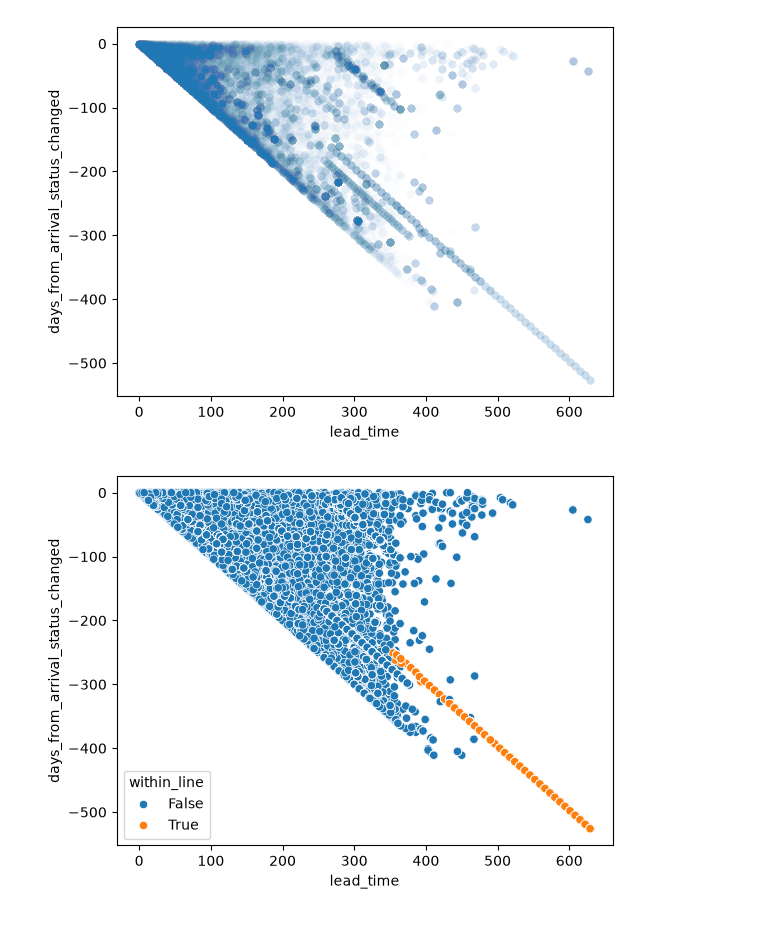
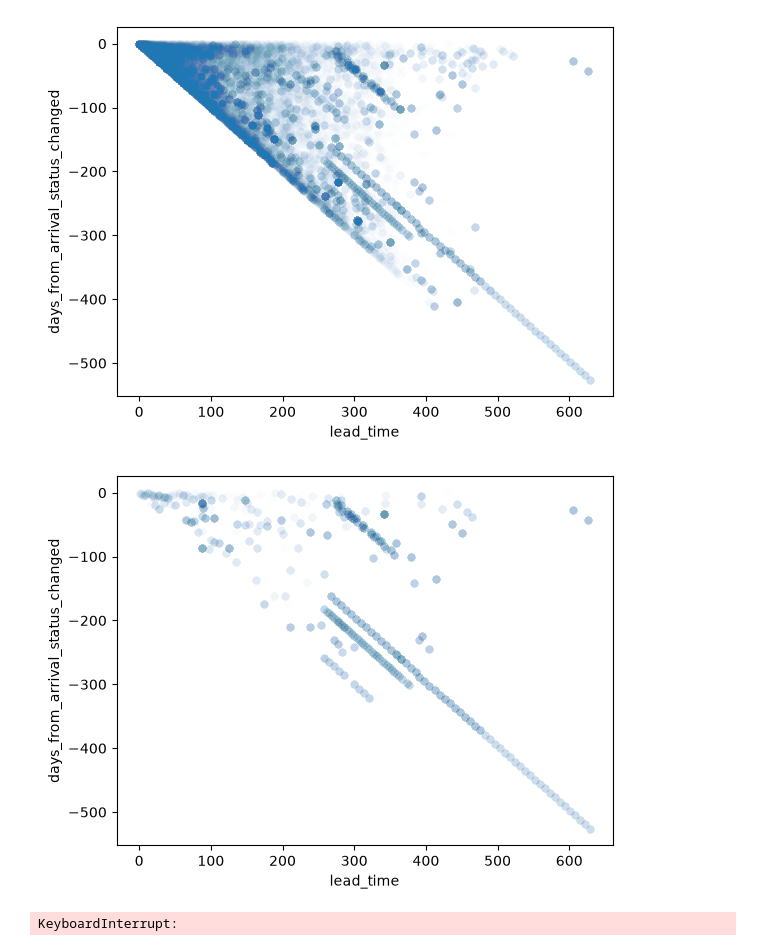
Before and after one commit to mcuzzii/hotel-booking-cancellations, a Jupyter notebook: notebooks/hotel.ipynb, the cells around one changed output. Cells and saved outputs as stored; diff of their text form; code cells hidden in the pictures.

```diff
--- a/notebooks/hotel.ipynb
+++ b/notebooks/hotel.ipynb
@@ -409,41 +598,29 @@ ax = sns.scatterplot(
 # %% [output]
 [figure]
 # %%
-import numpy as np
-
-test_df = df.assign(
-    days_from_arrival_status_changed=(
-        pd.to_datetime(df['reservation_status_date'])
-        - pd.to_datetime(
-            df['arrival_date_year'].astype(str)
-            + '-'
-            + df['arrival_date_month']
-            + '-'
-            + df['arrival_date_day_of_month'].astype(str),
-            format='%Y-%B-%d'
-        )
-    ).loc[df['reservation_status'] == 'Canceled'].dt.days
-)
-test_df = test_df.assign(
-    within_line=(
-        (
-            np.abs(
-                test_df['days_from_arrival_status_changed']
-                - (-1) * (test_df['lead_time'] - 100)
-                - 0
-            ) <= 5
-        ) & (
-            test_df['lead_time'] > 350
-        )
-    )
-)
 ax = sns.scatterplot(
-    test_df,
+    df.assign(
+        days_from_arrival_status_changed=(
+            pd.to_datetime(df['reservation_status_date'])
+            - pd.to_datetime(
+                df['arrival_date_year'].astype(str)
+                + '-'
+                + df['arrival_date_month']
+                + '-'
+                + df['arrival_date_day_of_month'].astype(str),
+                format='%Y-%B-%d'
+            )
+        ).dt.days
+    ).loc[(df['agent'] == 1) & (df['reservation_status'] == 'Canceled')],
     x='lead_time',
     y='days_from_arrival_status_changed',
-    hue='within_line',
-    alpha=1
+    alpha=0.01
 )
+plt.show()
 # %% [output]
-[figure, old version]
+[figure, new version]
+# %%
+df.style.background_gradient(cmap="Blues")
+# %% [output]
+KeyboardInterrupt:
 # %%
```
Also changed, not shown: parts of 11 cells of this notebook.
